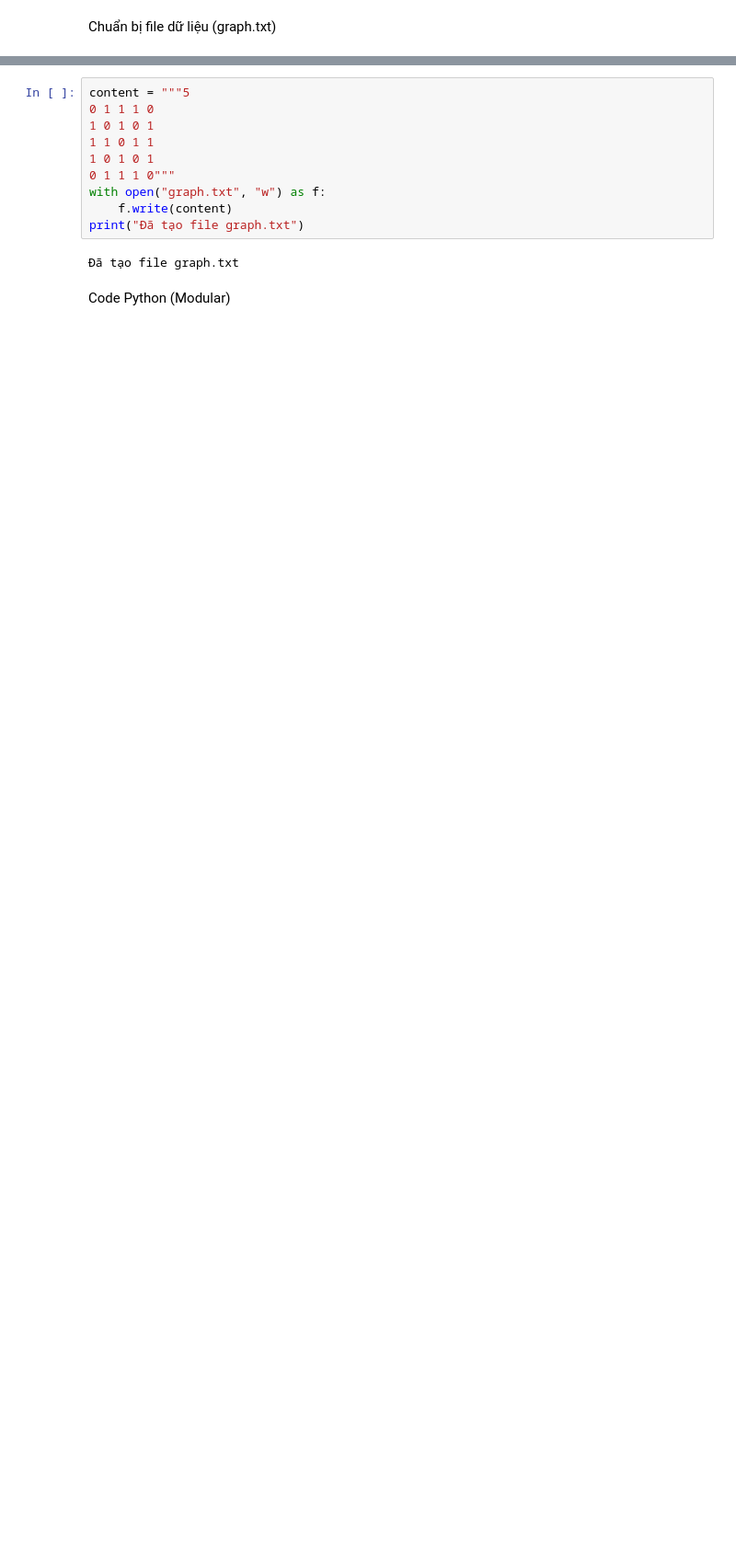
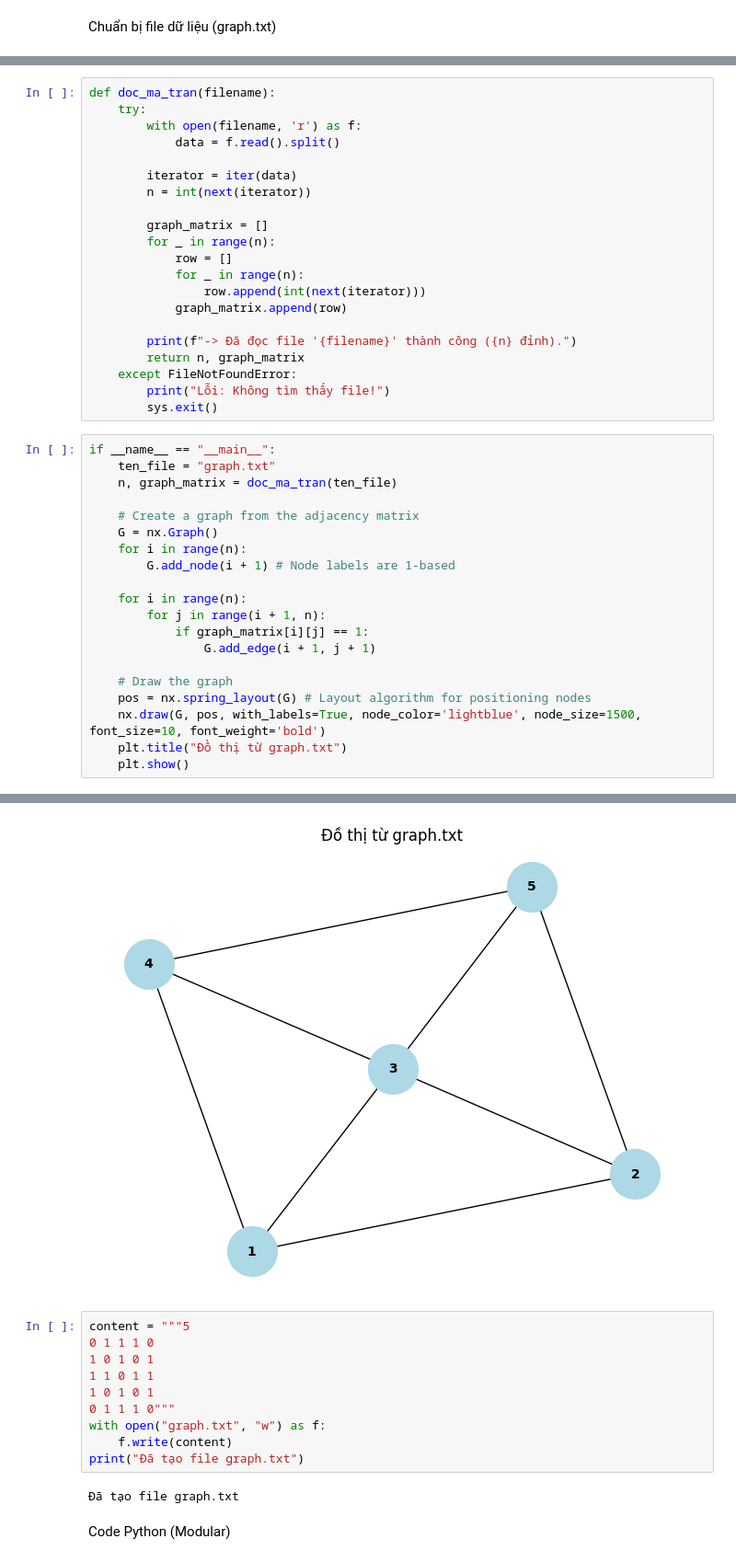
Before and after one commit to 345bc/TriTueNhanTao, a Jupyter notebook: BaiTapTuan4.ipynb, the cells around one changed output, grey strips where cells are left out. Shown: that part at 92% size. Drawn from its saved outputs; the diff is of its cells as text; blank space fills up the shorter version.

```diff
--- a/BaiTapTuan4.ipynb
+++ b/BaiTapTuan4.ipynb
@@ -4,0 +21,42 @@ Chuẩn bị file dữ liệu (graph.txt)
+# %%
+def doc_ma_tran(filename):
+    try:
+        with open(filename, 'r') as f:
+            data = f.read().split()
+
+        iterator = iter(data)
+        n = int(next(iterator))
+
+        graph_matrix = []
+        for _ in range(n):
+            row = []
+            for _ in range(n):
+                row.append(int(next(iterator)))
+            graph_matrix.append(row)
+
+        print(f"-> Đã đọc file '{filename}' thành công ({n} đỉnh).")
+        return n, graph_matrix
+    except FileNotFoundError:
+        print("Lỗi: Không tìm thấy file!")
+        sys.exit()
+# %%
+if __name__ == "__main__":
+    ten_file = "graph.txt"
+    n, graph_matrix = doc_ma_tran(ten_file)
+
+    # Create a graph from the adjacency matrix
+    G = nx.Graph()
+    for i in range(n):
+        G.add_node(i + 1) # Node labels are 1-based
+
+    for i in range(n):
+        for j in range(i + 1, n):
+            if graph_matrix[i][j] == 1:
+                G.add_edge(i + 1, j + 1)
+
+    # Draw the graph
+    pos = nx.spring_layout(G) # Layout algorithm for positioning nodes
+    nx.draw(G, pos, with_labels=True, node_color='lightblue', node_size=1500, font_size=10, font_weight='bold')
+    plt.title("Đồ thị từ graph.txt")
+    plt.show()
+# %% [output]
@@ -5,3 +64,4 @@ Chuẩn bị file dữ liệu (graph.txt)
+[figure, added]
 # %%
 content = """5
 0 1 1 1 0
```
Also changed, not shown: parts of 3 cells of this notebook.
